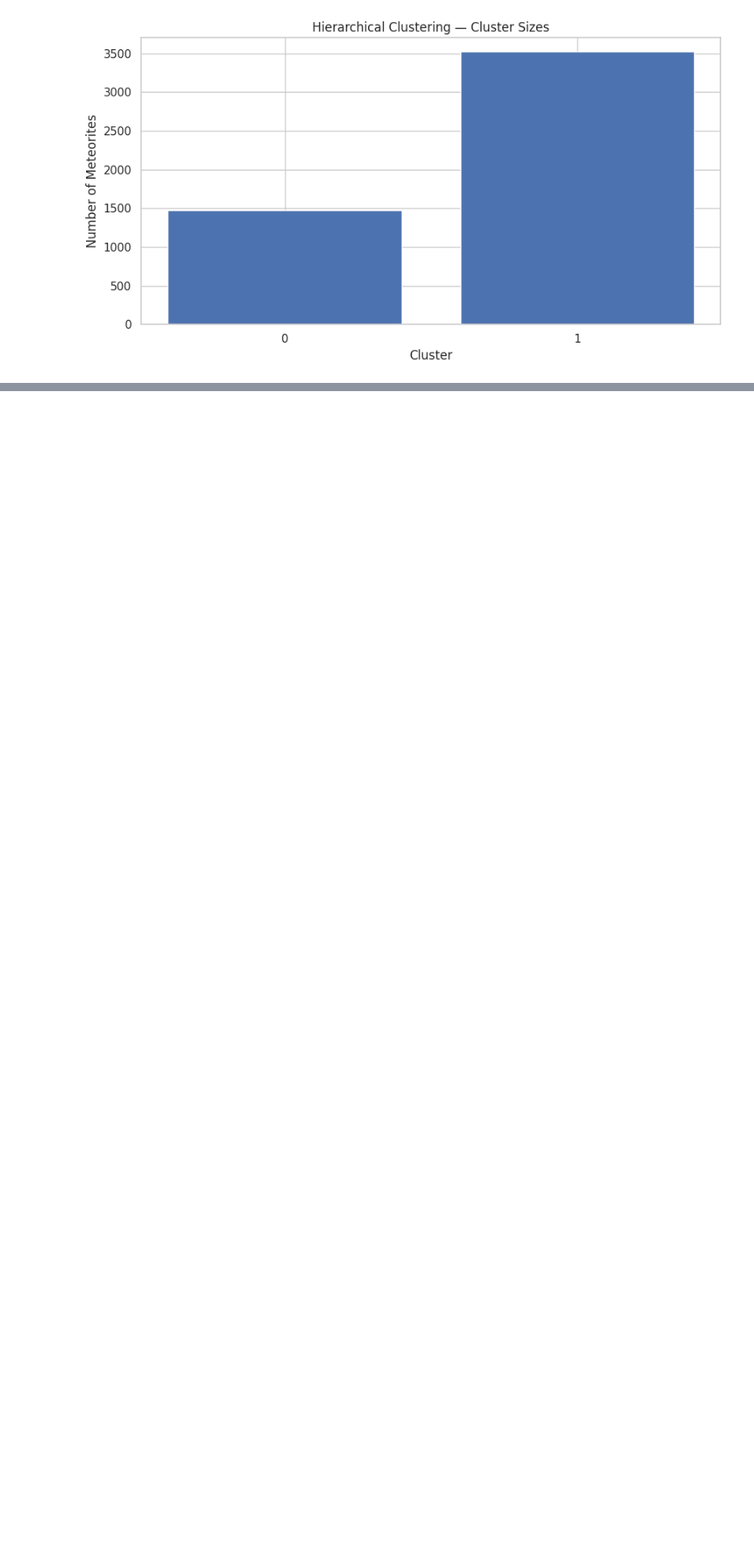
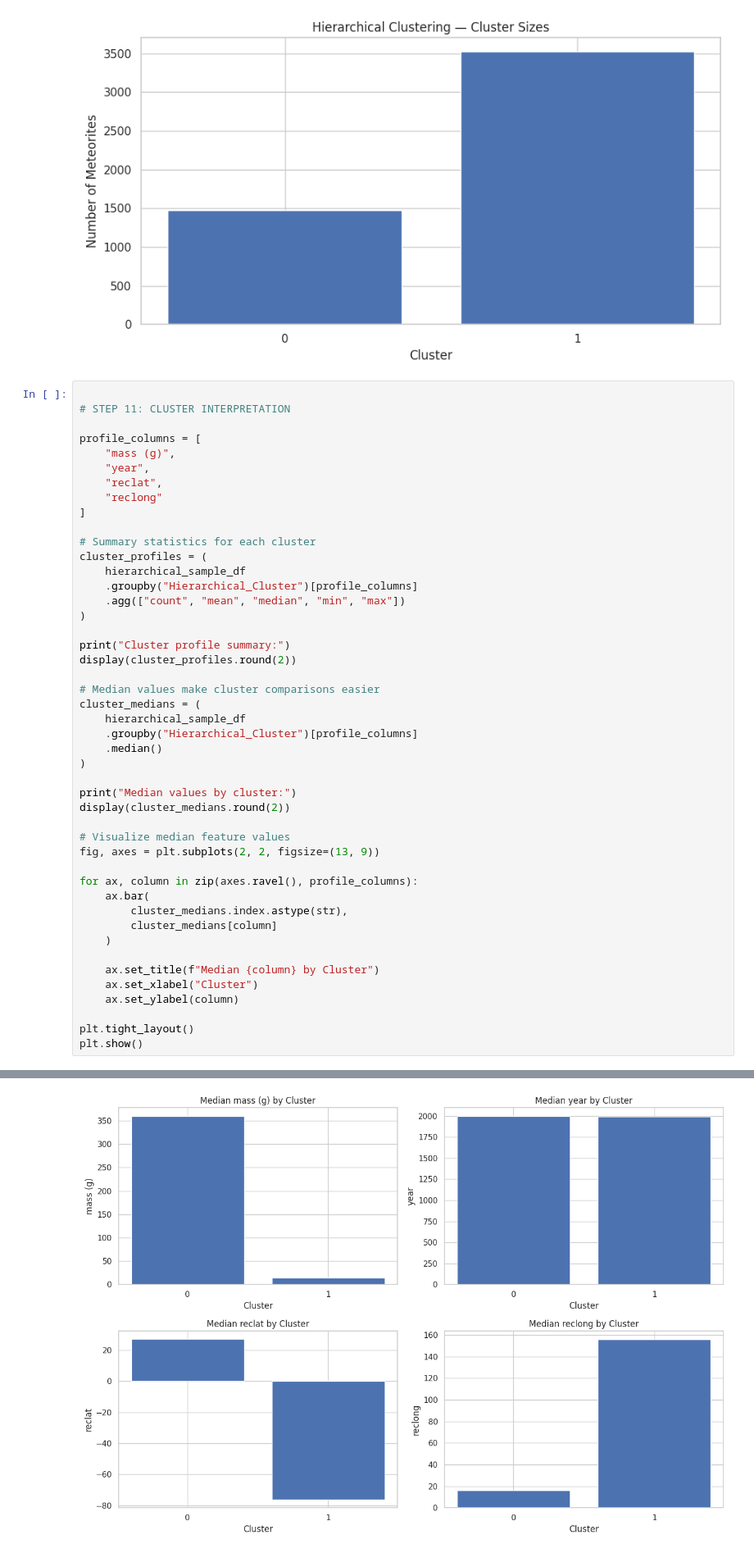
Before and after one commit to manaswiniyoshitha2006-netizen/ML-Evaluation, a Jupyter notebook: notebooks/clustering.ipynb, the cells around one changed output, grey strips where cells are left out. Shown at 82% size. Saved outputs shown, nothing was run; the diff lists cells and outputs as text; blank space fills up the shorter version.

Commit message:
Complete hierarchical clustering analysis

```diff
--- a/notebooks/clustering.ipynb
+++ b/notebooks/clustering.ipynb
@@ -2430,3 +2430,50 @@ plt.show()
 | 0 | 0 | 1473 | 29.46 |
 | 1 | 1 | 3527 | 70.54 |
 [figure]
+# %%
+
+# STEP 11: CLUSTER INTERPRETATION
+
+profile_columns = [
+    "mass (g)",
+    "year",
+    "reclat",
+    "reclong"
+]
+
+# Summary statistics for each cluster
+cluster_profiles = (
+    hierarchical_sample_df
+    .groupby("Hierarchical_Cluster")[profile_columns]
+    .agg(["count", "mean", "median", "min", "max"])
+)
+
+print("Cluster profile summary:")
+display(cluster_profiles.round(2))
+
+# Median values make cluster comparisons easier
+cluster_medians = (
+    hierarchical_sample_df
+    .groupby("Hierarchical_Cluster")[profile_columns]
+    .median()
+)
+
+print("Median values by cluster:")
+display(cluster_medians.round(2))
+
+# Visualize median feature values
+fig, axes = plt.subplots(2, 2, figsize=(13, 9))
+
+for ax, column in zip(axes.ravel(), profile_columns):
+    ax.bar(
+        cluster_medians.index.astype(str),
+        cluster_medians[column]
+    )
+
+    ax.set_title(f"Median {column} by Cluster")
+    ax.set_xlabel("Cluster")
+    ax.set_ylabel(column)
+
+plt.tight_layout()
+plt.show()
+# %% [output]
@@ -2432,0 +2491 @@ plt.show()
+[figure, added]
```
Also changed, not shown: parts of 3 cells of this notebook.
